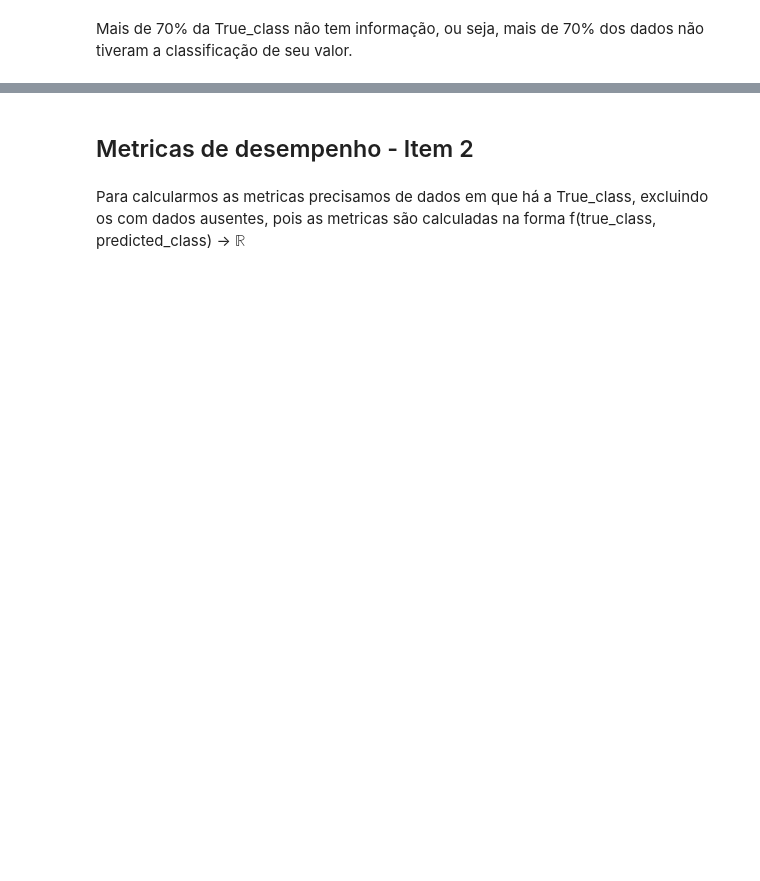
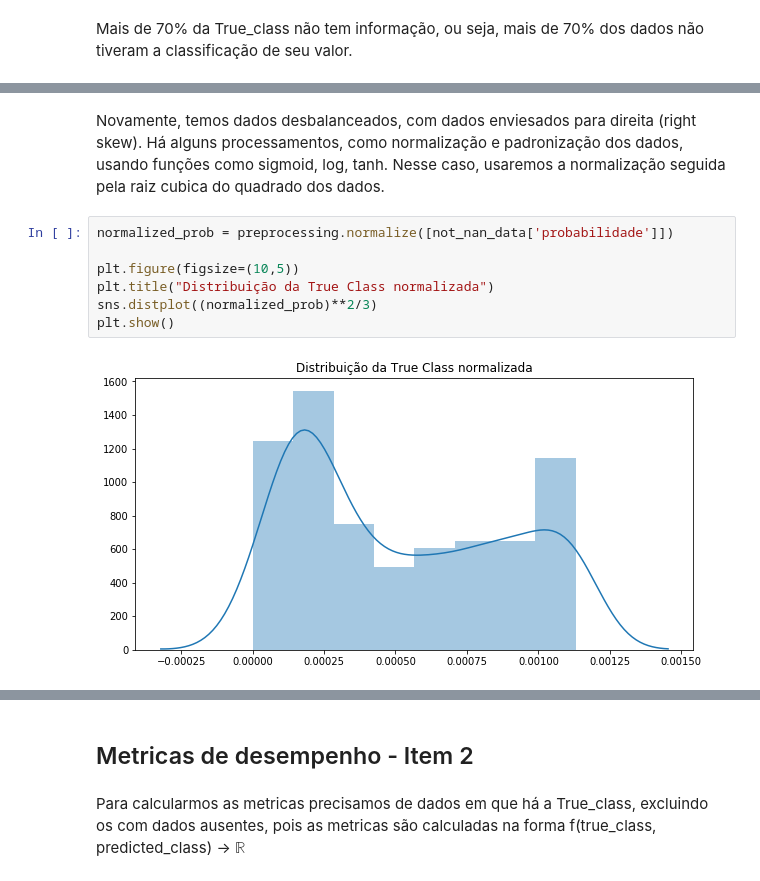
Before and after one commit to Andre-Sacilotti/ML-NLP-Questions, a Jupyter notebook: Analise ML.ipynb, the cells around one changed output, grey strips where cells are left out. Cells and saved outputs as stored; diff of their text form; blank space fills up the shorter version.

```diff
--- a/Analise ML.ipynb
+++ b/Analise ML.ipynb
@@ -44,0 +91,11 @@ Mais de 70% da True_class não tem informação, ou seja, mais de 70% dos dados
+# %% [markdown]
+Novamente, temos dados desbalanceados, com dados enviesados para direita (right skew). Há alguns processamentos, como normalização e padronização dos dados, usando funções como sigmoid, log, tanh. Nesse caso, usaremos a normalização seguida pela raiz cubica do quadrado dos dados.
+# %%
+normalized_prob = preprocessing.normalize([not_nan_data['probabilidade']])
+
+plt.figure(figsize=(10,5))
+plt.title("Distribuição da True Class normalizada")
+sns.distplot((normalized_prob)**2/3)
+plt.show()
+# %% [output]
+[figure, added]
```
Also changed, not shown: parts of 68 cells of this notebook.
